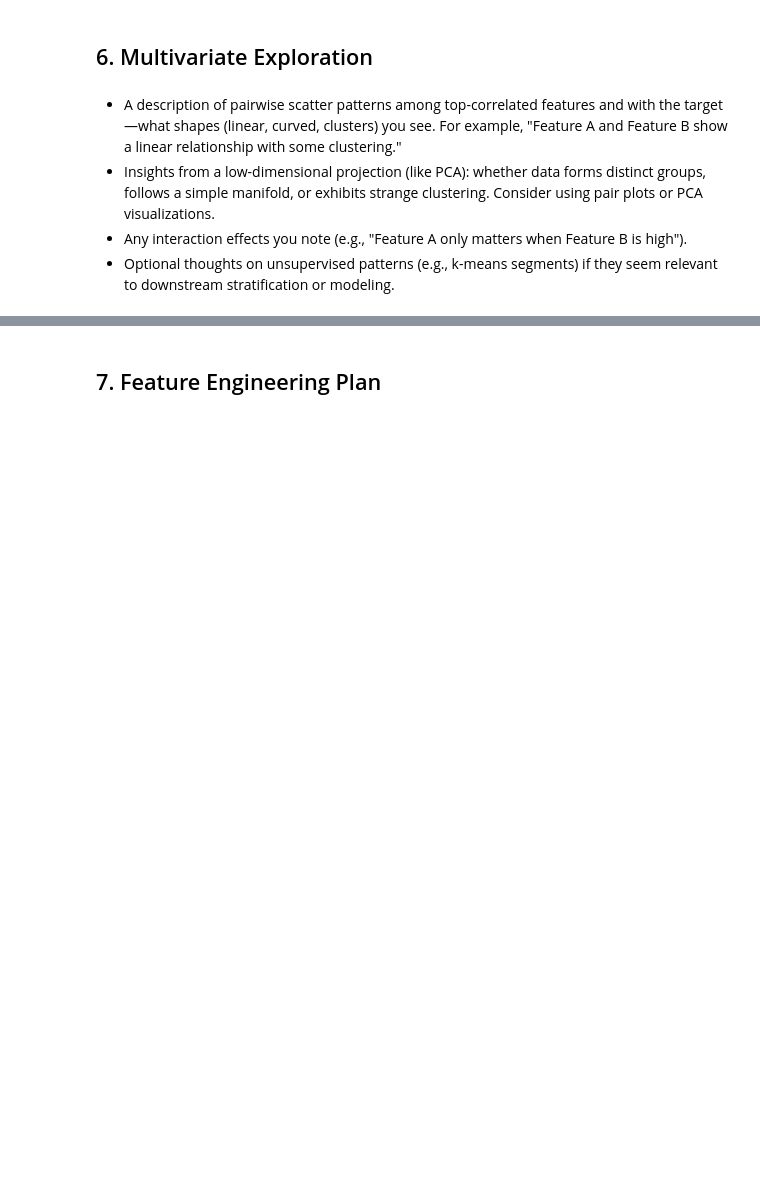
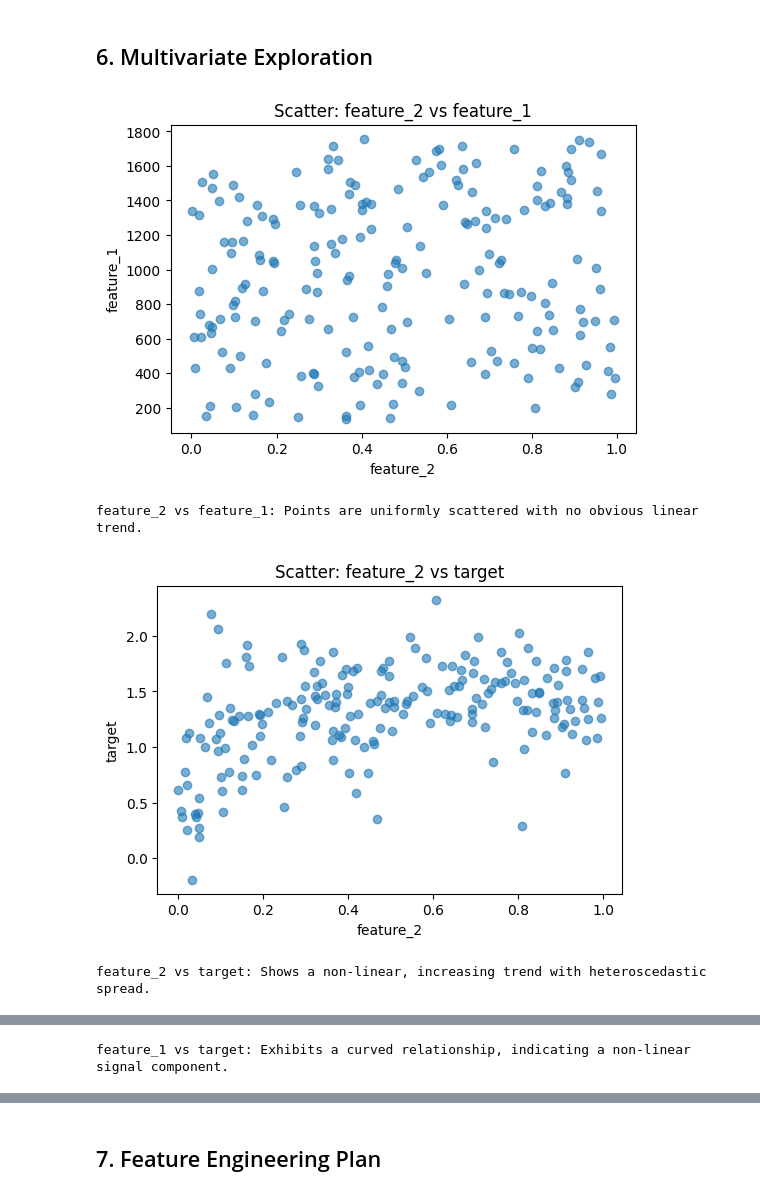
Before and after one commit to szm4c/bagging-boosting-stacking-study, a Jupyter notebook: notebooks/eda/friedman3_eda.ipynb, the cells around one changed output, grey strips where cells are left out. Drawn from its saved outputs; the diff is of its cells as text; code cells hidden in the pictures; blank space fills up the shorter version.

```diff
--- a/notebooks/eda/friedman3_eda.ipynb
+++ b/notebooks/eda/friedman3_eda.ipynb
@@ -85,7 +348,32 @@ Number of duplicated rows: 0
 # %% [markdown]
 ## 6. Multivariate Exploration
-# %% [markdown]
-- A description of pairwise scatter patterns among top-correlated features and with the target—what shapes (linear, curved, clusters) you see. For example, "Feature A and Feature B show a linear relationship with some clustering."
-- Insights from a low-dimensional projection (like PCA): whether data forms distinct groups, follows a simple manifold, or exhibits strange clustering. Consider using pair plots or PCA visualizations.
-- Any interaction effects you note (e.g., "Feature A only matters when Feature B is high").
-- Optional thoughts on unsupervised patterns (e.g., k-means segments) if they seem relevant to downstream stratification or modeling.
+# %%
+# Identify top 2 features by absolute correlation with target
+abs_corr_with_y = corr_matrix['target'].abs().drop('target')
+top_feats = abs_corr_with_y.sort_values(ascending=False).index[:2].tolist()
+
+# Prepare pairs: feature–feature and feature–target
+pairs = list(combinations(top_feats, 2)) + [(feat, 'target') for feat in top_feats]
+
+# Plot each scatter and print a descriptive comment below
+for feat_x, feat_y in pairs:
+    plt.figure(figsize=(6, 4))
+    y_vals = df['target'] if feat_y == 'target' else numeric_df[feat_y]
+    plt.scatter(numeric_df[feat_x], y_vals, alpha=0.6)
+    plt.xlabel(feat_x)
+    plt.ylabel(feat_y)
+    plt.title(f"Scatter: {feat_x} vs {feat_y}")
+    plt.show()
+
+    if feat_y == 'target':
+        if feat_x == top_feats[0]:
+            print(f"{feat_x} vs target: Shows a non-linear, increasing trend with heteroscedastic spread.")
+        else:
+            print(f"{feat_x} vs target: Exhibits a curved relationship, indicating a non-linear signal component.")
+    else:
+        print(f"{feat_x} vs {feat_y}: Points are uniformly scattered with no obvious linear trend.")
+# %% [output]
+[figure, added]
+feature_2 vs feature_1: Points are uniformly scattered with no obvious linear trend.
+[figure, added]
+feature_2 vs target: Shows a non-linear, increasing trend with heteroscedastic spread.
@@ -91,0 +381 @@ Number of duplicated rows: 0
+feature_1 vs target: Exhibits a curved relationship, indicating a non-linear signal component.
```
Also changed, not shown: parts of 27 cells of this notebook.
